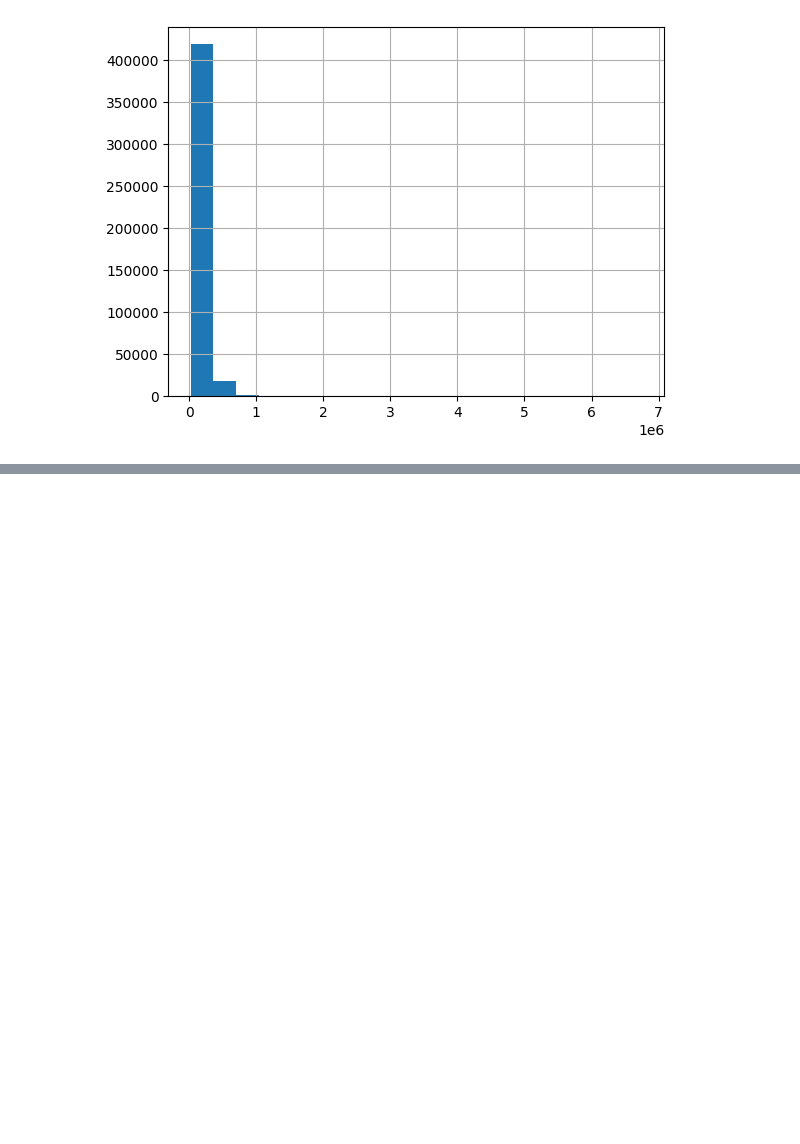
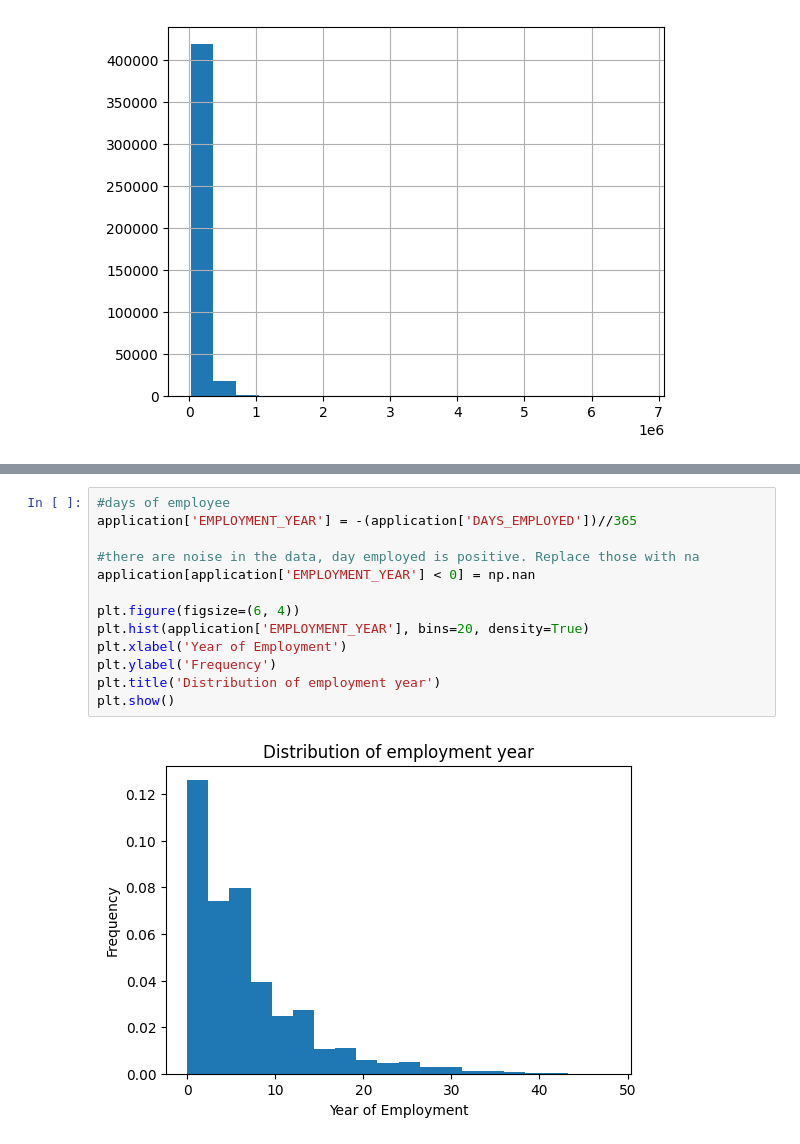
Before and after one commit to huy-ph/data_mining, a Jupyter notebook: learning/cc_decision/cc_analysis.ipynb, the cells around one changed output, grey strips where cells are left out. Saved outputs shown, nothing was run; the diff lists cells and outputs as text; blank space fills up the shorter version.

Commit message:
calc employment yrs and draw distribution chart

```diff
--- a/learning/cc_decision/cc_analysis.ipynb
+++ b/learning/cc_decision/cc_analysis.ipynb
@@ -229,0 +230,15 @@ plt.show()
+# %%
+#days of employee
+application['EMPLOYMENT_YEAR'] = -(application['DAYS_EMPLOYED'])//365
+
+#there are noise in the data, day employed is positive. Replace those with na
+application[application['EMPLOYMENT_YEAR'] < 0] = np.nan
+
+plt.figure(figsize=(6, 4))
+plt.hist(application['EMPLOYMENT_YEAR'], bins=20, density=True)
+plt.xlabel('Year of Employment')
+plt.ylabel('Frequency')
+plt.title('Distribution of employment year')
+plt.show()
+# %% [output]
+[figure, added]
```
Also changed, not shown: parts of 1 cell of this notebook.
